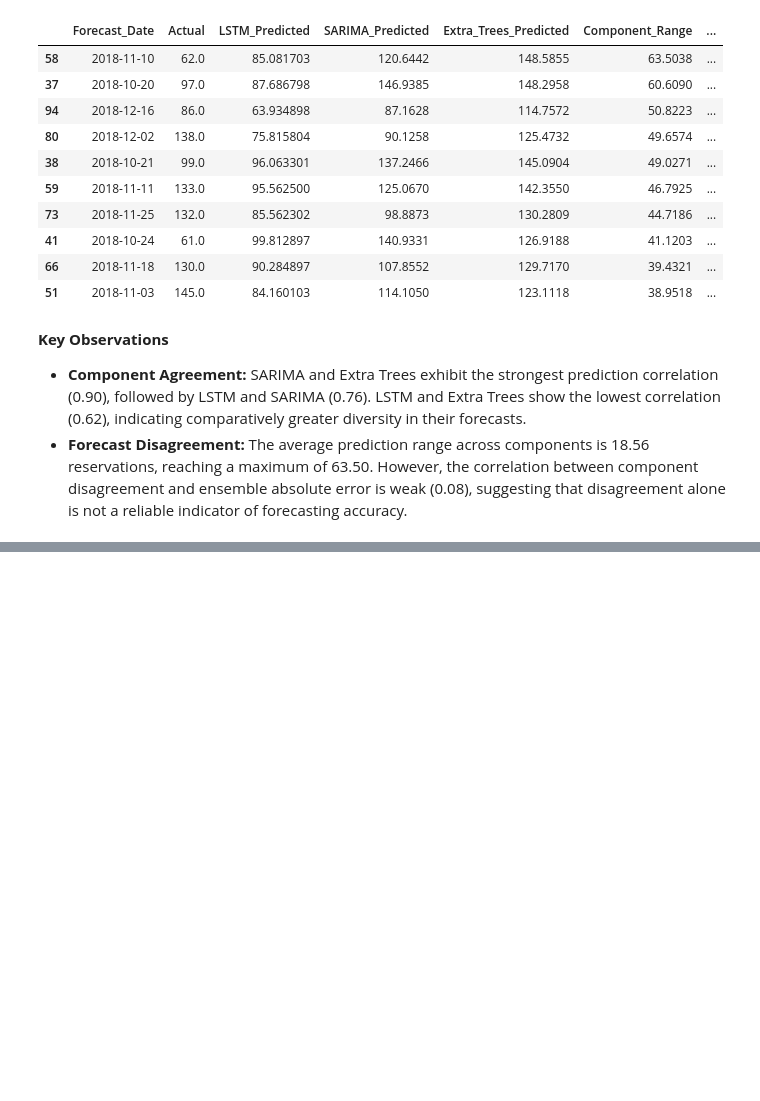
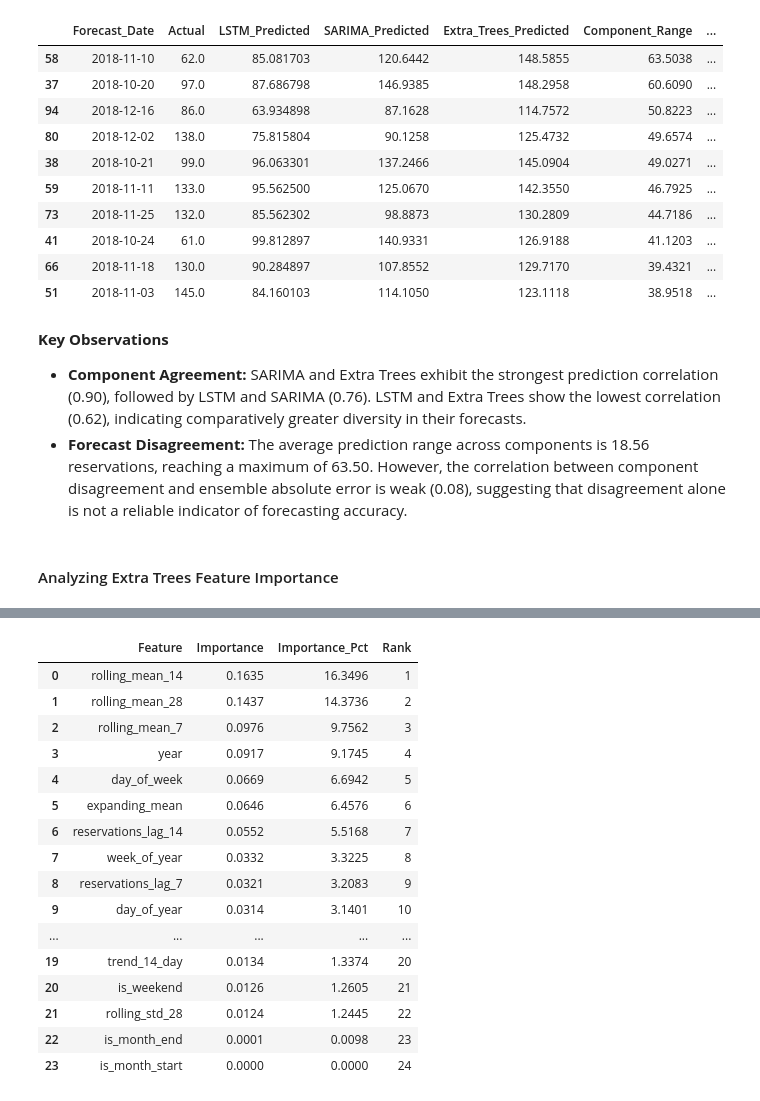
Before and after one commit to TejasMJ/StaySense-Analytics, a Jupyter notebook: notebooks/07_model_explainability.ipynb, the cells around one changed output, grey strips where cells are left out. Saved outputs shown, nothing was run; the diff lists cells and outputs as text; code cells hidden in the pictures; blank space fills up the shorter version.

```diff
--- a/notebooks/07_model_explainability.ipynb
+++ b/notebooks/07_model_explainability.ipynb
@@ -980,3 +980,66 @@ Highest Disagreement Forecasts:
 
 - **Component Agreement:** SARIMA and Extra Trees exhibit the strongest prediction correlation (0.90), followed by LSTM and SARIMA (0.76). LSTM and Extra Trees show the lowest correlation (0.62), indicating comparatively greater diversity in their forecasts.
 - **Forecast Disagreement:** The average prediction range across components is 18.56 reservations, reaching a maximum of 63.50. However, the correlation between component disagreement and ensemble absolute error is weak (0.08), suggesting that disagreement alone is not a reliable indicator of forecasting accuracy.
+# %% [markdown]
+#### Analyzing Extra Trees Feature Importance
+# %%
+extra_trees_config = original_configs["extra_trees"]
+
+explainability_model = ExtraTreesRegressor(
+    n_estimators=extra_trees_config["n_estimators"],
+    max_depth=extra_trees_config["max_depth"],
+    min_samples_split=extra_trees_config["min_samples_split"],
+    min_samples_leaf=extra_trees_config["min_samples_leaf"],
+    max_features=extra_trees_config["max_features"],
+    random_state=extra_trees_config["random_state"],
+    n_jobs=extra_trees_config["n_jobs"]
+)
+
+X_explain = train_features_df[feature_columns]
+y_explain = train_features_df[target_column]
+
+explainability_model.fit(
+    X_explain,
+    y_explain
+)
+
+feature_importance_df = pd.DataFrame({
+    "Feature": feature_columns,
+    "Importance": explainability_model.feature_importances_
+})
+
+feature_importance_df["Importance_Pct"] = (
+    feature_importance_df["Importance"] * 100
+)
+
+feature_importance_df = (
+    feature_importance_df
+    .sort_values("Importance", ascending=False)
+    .reset_index(drop=True)
+)
+
+feature_importance_df["Rank"] = (
+    np.arange(1, len(feature_importance_df) + 1)
+)
+
+feature_importance_df.to_csv(
+    artifacts_dir / "extra_trees_feature_importance.csv",
+    index=False
+)
+
+dump(
+    explainability_model,
+    models_dir / "extra_trees_explainability.joblib"
+)
+
+print("Extra Trees Feature Importance Analysis Completed Successfully")
+
+print("\nFeature Importance Rankings:")
+display(feature_importance_df.round(4))
+
+print(f"\nTotal Features: {len(feature_importance_df)}")
+print(f"Total Importance: {feature_importance_df['Importance'].sum():.4f}")
+
+print("\nTop Five Features:")
+display(feature_importance_df.head(5).round(4))
+# %% [output]
@@ -982,0 +1049,17 @@ Highest Disagreement Forecasts:
+|  | Feature | Importance | Importance_Pct | Rank |
+| 0 | rolling_mean_14 | 0.1635 | 16.3496 | 1 |
+| 1 | rolling_mean_28 | 0.1437 | 14.3736 | 2 |
+| 2 | rolling_mean_7 | 0.0976 | 9.7562 | 3 |
+| 3 | year | 0.0917 | 9.1745 | 4 |
+| 4 | day_of_week | 0.0669 | 6.6942 | 5 |
+| 5 | expanding_mean | 0.0646 | 6.4576 | 6 |
+| 6 | reservations_lag_14 | 0.0552 | 5.5168 | 7 |
+| 7 | week_of_year | 0.0332 | 3.3225 | 8 |
+| 8 | reservations_lag_7 | 0.0321 | 3.2083 | 9 |
+| 9 | day_of_year | 0.0314 | 3.1401 | 10 |
+| ... | ... | ... | ... | ... |
+| 19 | trend_14_day | 0.0134 | 1.3374 | 20 |
+| 20 | is_weekend | 0.0126 | 1.2605 | 21 |
+| 21 | rolling_std_28 | 0.0124 | 1.2445 | 22 |
+| 22 | is_month_end | 0.0001 | 0.0098 | 23 |
+| 23 | is_month_start | 0.0000 | 0.0000 | 24 |
```
Also changed, not shown: parts of 7 cells of this notebook, 3 other files.
